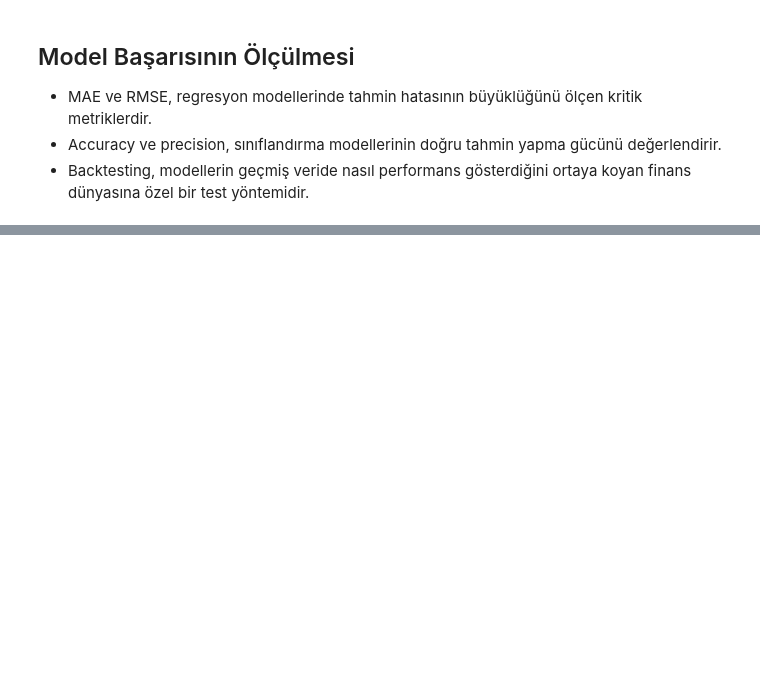
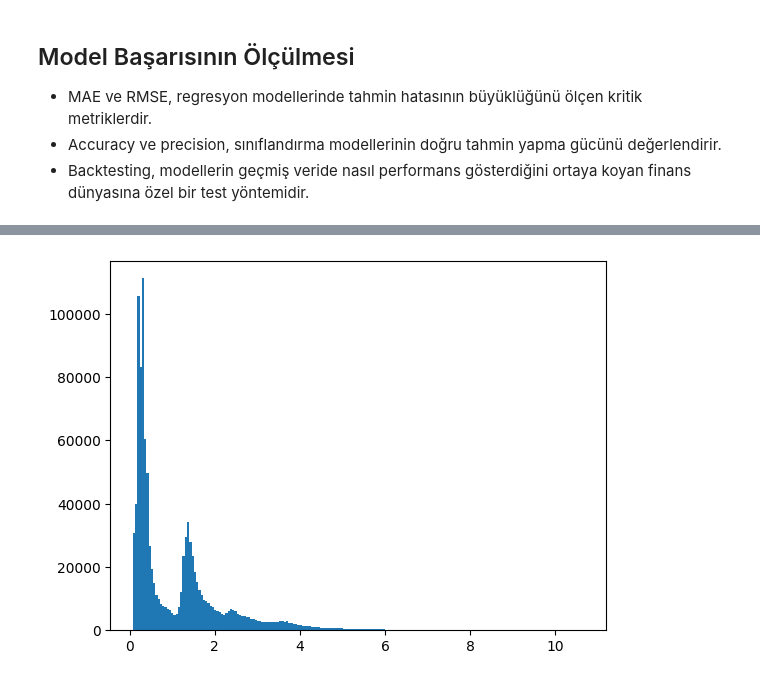
Before and after one commit to ArsenLupen53/GYZU-BTK-codespace, a Jupyter notebook: finansta_yz/finansta_yz.ipynb, the cells around one changed output, grey strips where cells are left out. Saved outputs shown, nothing was run; the diff lists cells and outputs as text; code cells hidden in the pictures; blank space fills up the shorter version.

```diff
--- a/finansta_yz/finansta_yz.ipynb
+++ b/finansta_yz/finansta_yz.ipynb
@@ -17,0 +145,5 @@
+# %%
+plt.hist(df["Energy"],bins=200)
+plt.show()
+# %% [output]
+[figure, added]
```
Also changed, not shown: parts of 16 cells of this notebook.
